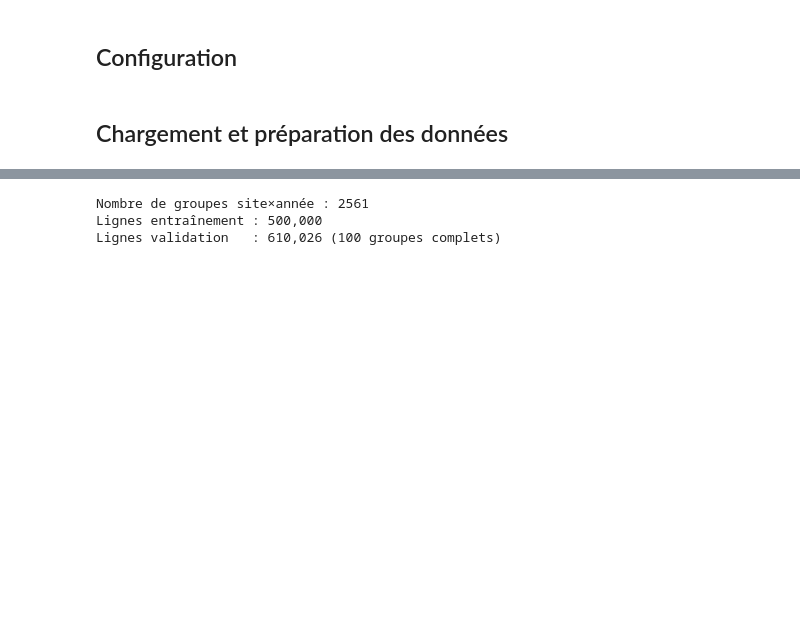
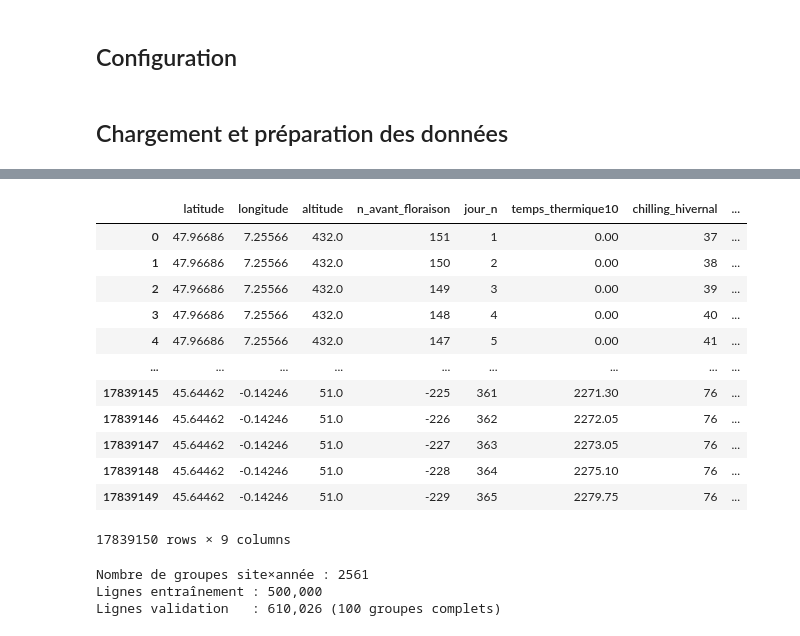
Before and after one commit to gerard-loic/floracle, a Jupyter notebook: notebooks/D.entrainement-et-evaluation.ipynb, the cells around one changed output, grey strips where cells are left out. Cells and saved outputs as stored; diff of their text form; code cells hidden in the pictures; blank space fills up the shorter version.

```diff
--- a/notebooks/D.entrainement-et-evaluation.ipynb
+++ b/notebooks/D.entrainement-et-evaluation.ipynb
@@ -51,3 +70,19 @@ df = pd.read_parquet(srcFile, engine="fastparquet")
+# %%
+df
+# %% [output]
+|  | latitude | longitude | altitude | n_avant_floraison | jour_n | temps_thermique10 | chilling_hivernal | ... |
+| 0 | 47.96686 | 7.25566 | 432.0 | 151 | 1 | 0.00 | 37 | ... |
+| 1 | 47.96686 | 7.25566 | 432.0 | 150 | 2 | 0.00 | 38 | ... |
+| 2 | 47.96686 | 7.25566 | 432.0 | 149 | 3 | 0.00 | 39 | ... |
+| 3 | 47.96686 | 7.25566 | 432.0 | 148 | 4 | 0.00 | 40 | ... |
+| 4 | 47.96686 | 7.25566 | 432.0 | 147 | 5 | 0.00 | 41 | ... |
+| ... | ... | ... | ... | ... | ... | ... | ... | ... |
+| 17839145 | 45.64462 | -0.14246 | 51.0 | -225 | 361 | 2271.30 | 76 | ... |
+| 17839146 | 45.64462 | -0.14246 | 51.0 | -226 | 362 | 2272.05 | 76 | ... |
+| 17839147 | 45.64462 | -0.14246 | 51.0 | -227 | 363 | 2273.05 | 76 | ... |
+| 17839148 | 45.64462 | -0.14246 | 51.0 | -228 | 364 | 2275.10 | 76 | ... |
+| 17839149 | 45.64462 | -0.14246 | 51.0 | -229 | 365 | 2279.75 | 76 | ... |
+17839150 rows × 9 columns
 # %%
 #Séparation X et y et échantillonnage
 # le code garantit qu'aucun site×année ne se retrouve à la fois dans le train et dans
```
Also changed, not shown: parts of 15 cells of this notebook.
